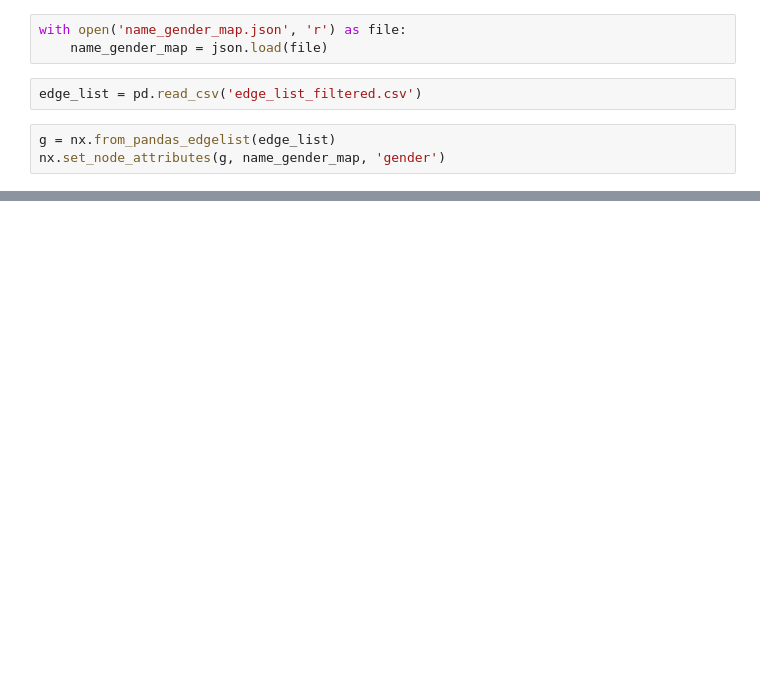
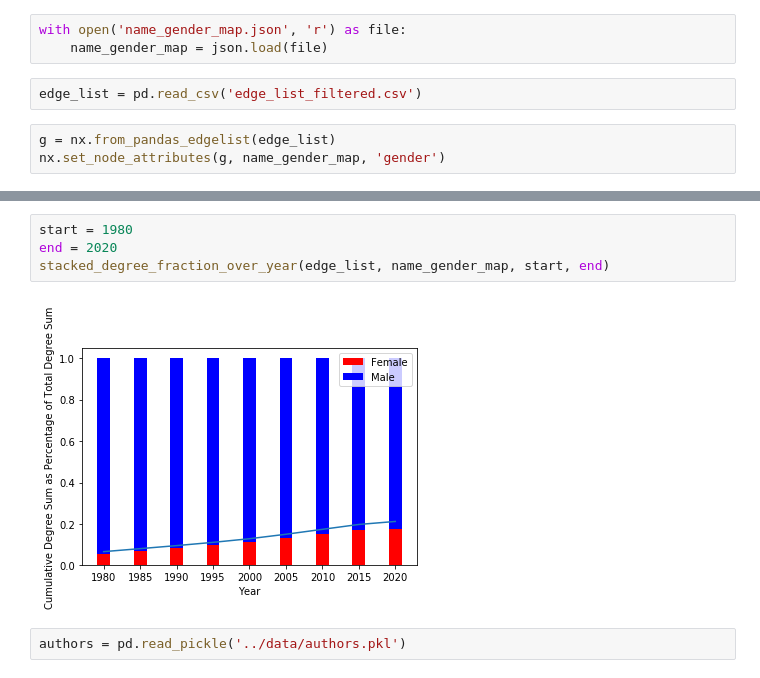
Before and after one commit to VirosaLi/dblp-analysis, a Jupyter notebook: data/test_note.ipynb, the cells around one changed output, grey strips where cells are left out. Cells and saved outputs as stored; diff of their text form; blank space fills up the shorter version.

Commit message:
plots, code cleanup

```diff
--- a/data/test_note.ipynb
+++ b/data/test_note.ipynb
@@ -85,0 +26,8 @@ plt.show()
+# %%
+start = 1980
+end = 2020
+stacked_degree_fraction_over_year(edge_list, name_gender_map, start, end)
+# %% [output]
+[figure, added]
+# %%
+authors = pd.read_pickle('../data/authors.pkl')
```
Also changed, not shown: parts of 23 cells of this notebook, 7 other files.
